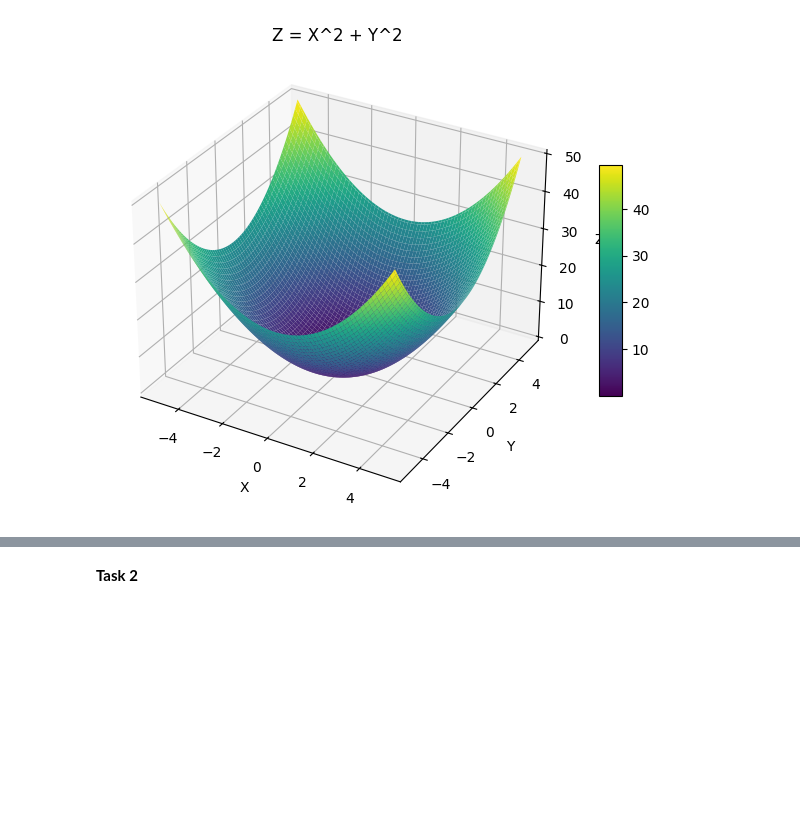
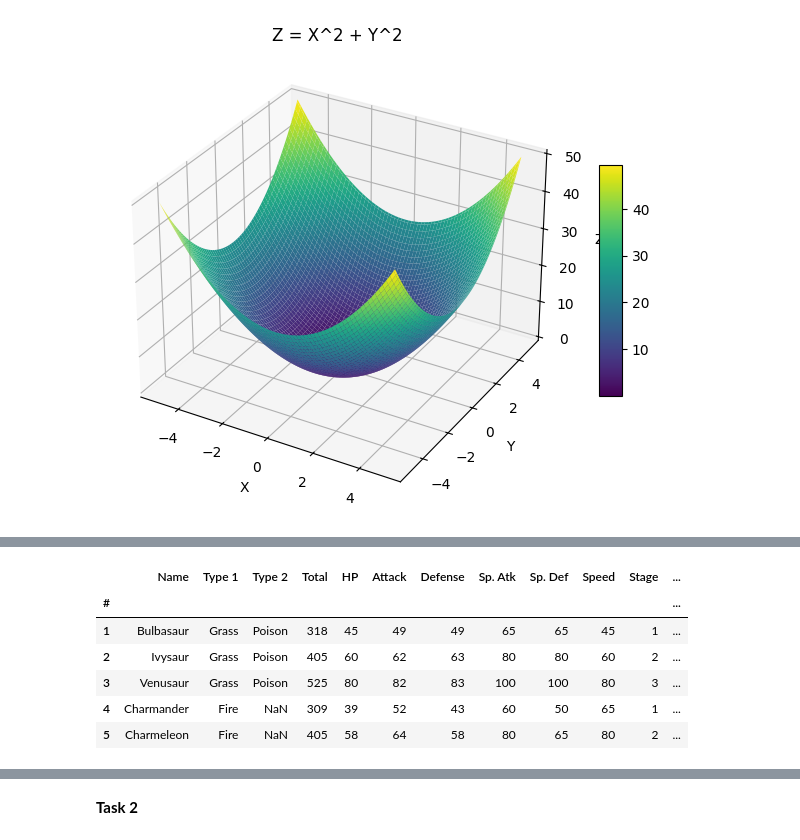
Before and after one commit to JithmaKaluarachchi/DL_Lab_Sheet_1, a Jupyter notebook: LAB1_IT22095176_Answers.ipynb, the cells around one changed output, grey strips where cells are left out. Saved outputs shown, nothing was run; the diff lists cells and outputs as text; code cells hidden in the pictures; blank space fills up the shorter version.

```diff
--- a/LAB1_IT22095176_Answers.ipynb
+++ b/LAB1_IT22095176_Answers.ipynb
@@ -97,0 +74,11 @@ plt.show()
+# %%
+# Display first 5 observations
+df.head()
+# %% [output]
+|  | Name | Type 1 | Type 2 | Total | HP | Attack | Defense | Sp. Atk | Sp. Def | Speed | Stage | ... |
+| # |  |  |  |  |  |  |  |  |  |  |  | ... |
+| 1 | Bulbasaur | Grass | Poison | 318 | 45 | 49 | 49 | 65 | 65 | 45 | 1 | ... |
+| 2 | Ivysaur | Grass | Poison | 405 | 60 | 62 | 63 | 80 | 80 | 60 | 2 | ... |
+| 3 | Venusaur | Grass | Poison | 525 | 80 | 82 | 83 | 100 | 100 | 80 | 3 | ... |
+| 4 | Charmander | Fire | NaN | 309 | 39 | 52 | 43 | 60 | 50 | 65 | 1 | ... |
+| 5 | Charmeleon | Fire | NaN | 405 | 58 | 64 | 58 | 80 | 65 | 80 | 2 | ... |
```
Also changed, not shown: parts of 4 cells of this notebook.
